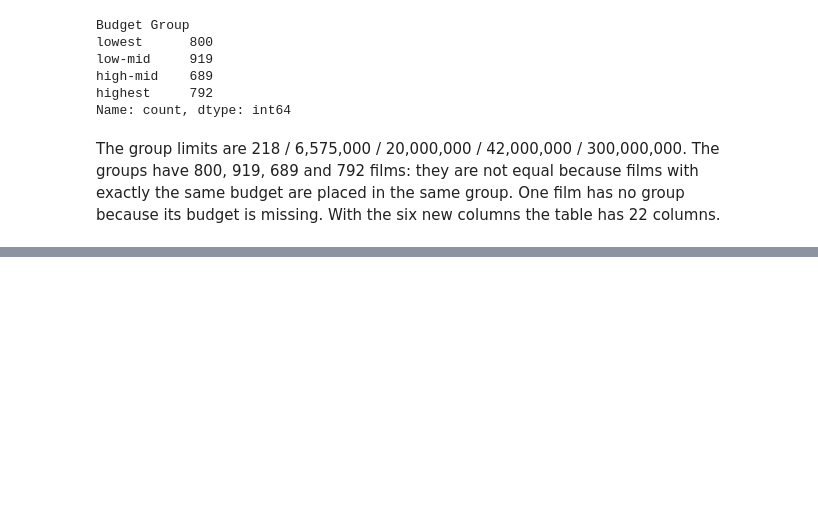
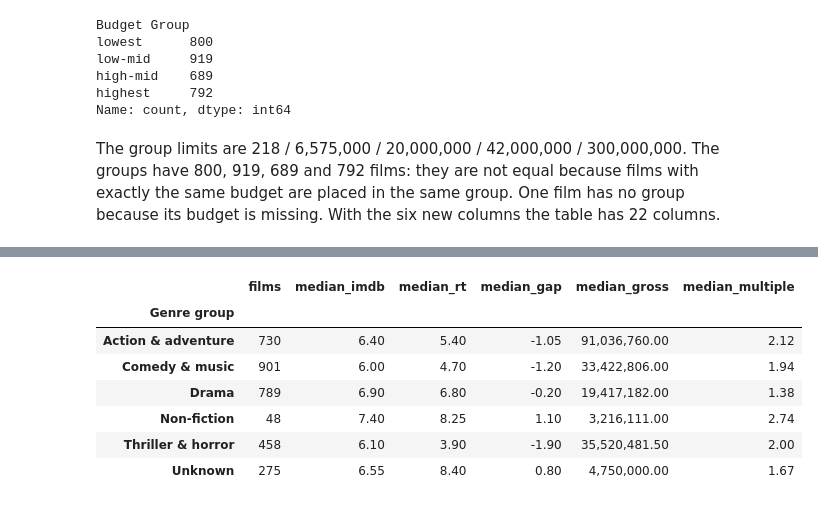
Before and after one commit to VictorSago/Lexicon-Labs, a Jupyter notebook: DA-Project/moviesdata.ipynb, the cells around one changed output, grey strips where cells are left out. Saved outputs shown, nothing was run; the diff lists cells and outputs as text; code cells hidden in the pictures; blank space fills up the shorter version.

Commit message:
DA Project: group and compare

```diff
--- a/DA-Project/moviesdata.ipynb
+++ b/DA-Project/moviesdata.ipynb
@@ -792,0 +797,5 @@ The group limits are 218 / 6,575,000 / 20,000,000 / 42,000,000 / 300,000,000. Th
+# %%
+def show(table):
+    """Display a table with thousands separators and two decimals."""
+    with pd.option_context("display.float_format", "{:,.2f}".format):
+        display(table)
@@ -792,0 +829,20 @@ The group limits are 218 / 6,575,000 / 20,000,000 / 42,000,000 / 300,000,000. Th
+# %%
+by_genre = movies.groupby("Genre group").agg(
+    films=("Title", "size"),
+    median_imdb=("IMDB Rating", "median"),
+    median_rt=("RT Rating (0-10)", "median"),
+    median_gap=("Rating Gap", "median"),
+    median_gross=("Worldwide Gross", "median"),
+    median_multiple=("Gross Multiple", "median"),
+)
+
+show(by_genre)
+# %% [output]
+|  | films | median_imdb | median_rt | median_gap | median_gross | median_multiple |
+| Genre group |  |  |  |  |  |  |
+| Action & adventure | 730 | 6.40 | 5.40 | -1.05 | 91,036,760.00 | 2.12 |
+| Comedy & music | 901 | 6.00 | 4.70 | -1.20 | 33,422,806.00 | 1.94 |
+| Drama | 789 | 6.90 | 6.80 | -0.20 | 19,417,182.00 | 1.38 |
+| Non-fiction | 48 | 7.40 | 8.25 | 1.10 | 3,216,111.00 | 2.74 |
+| Thriller & horror | 458 | 6.10 | 3.90 | -1.90 | 35,520,481.50 | 2.00 |
+| Unknown | 275 | 6.55 | 8.40 | 0.80 | 4,750,000.00 | 1.67 |
```
Also changed, not shown: parts of 9 cells of this notebook.
